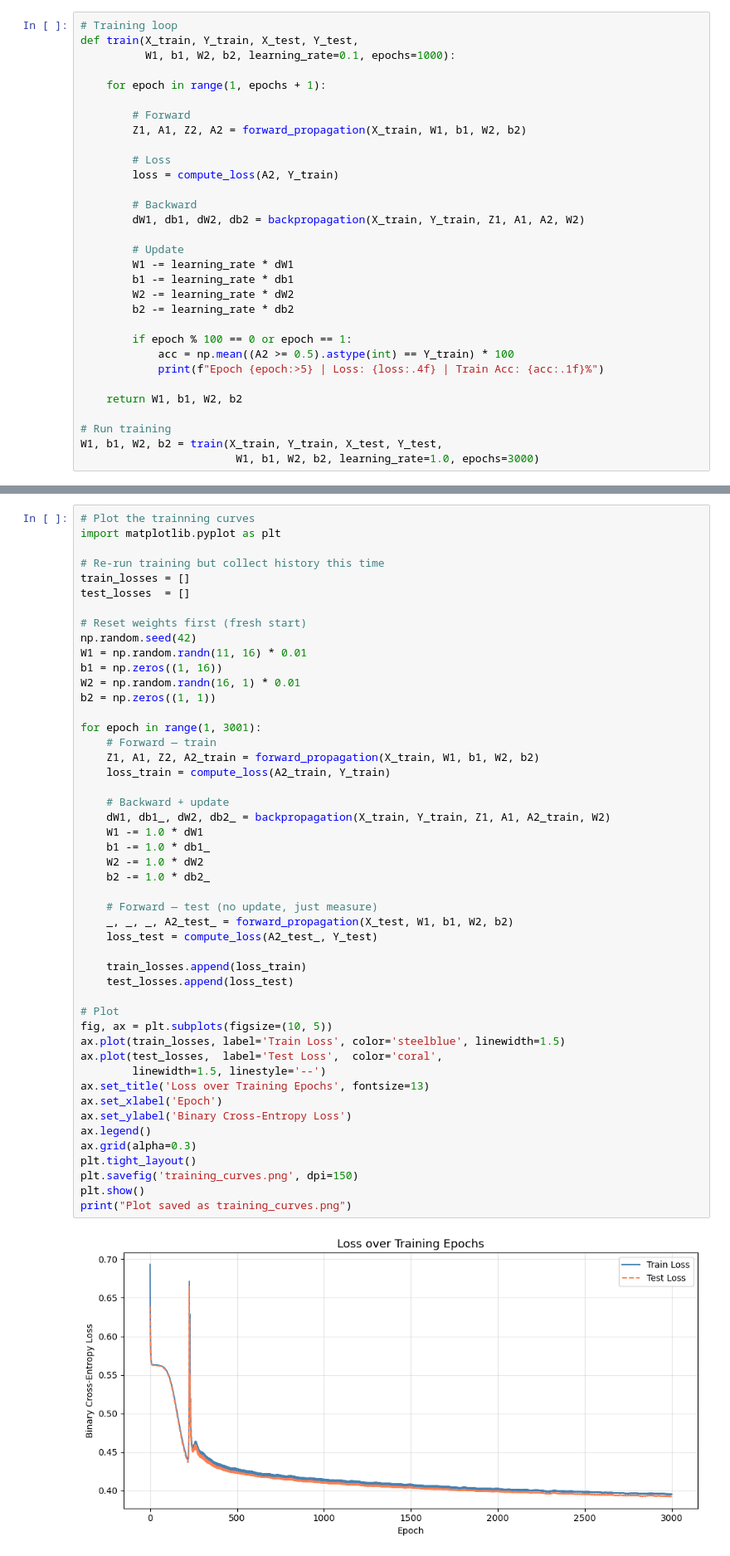
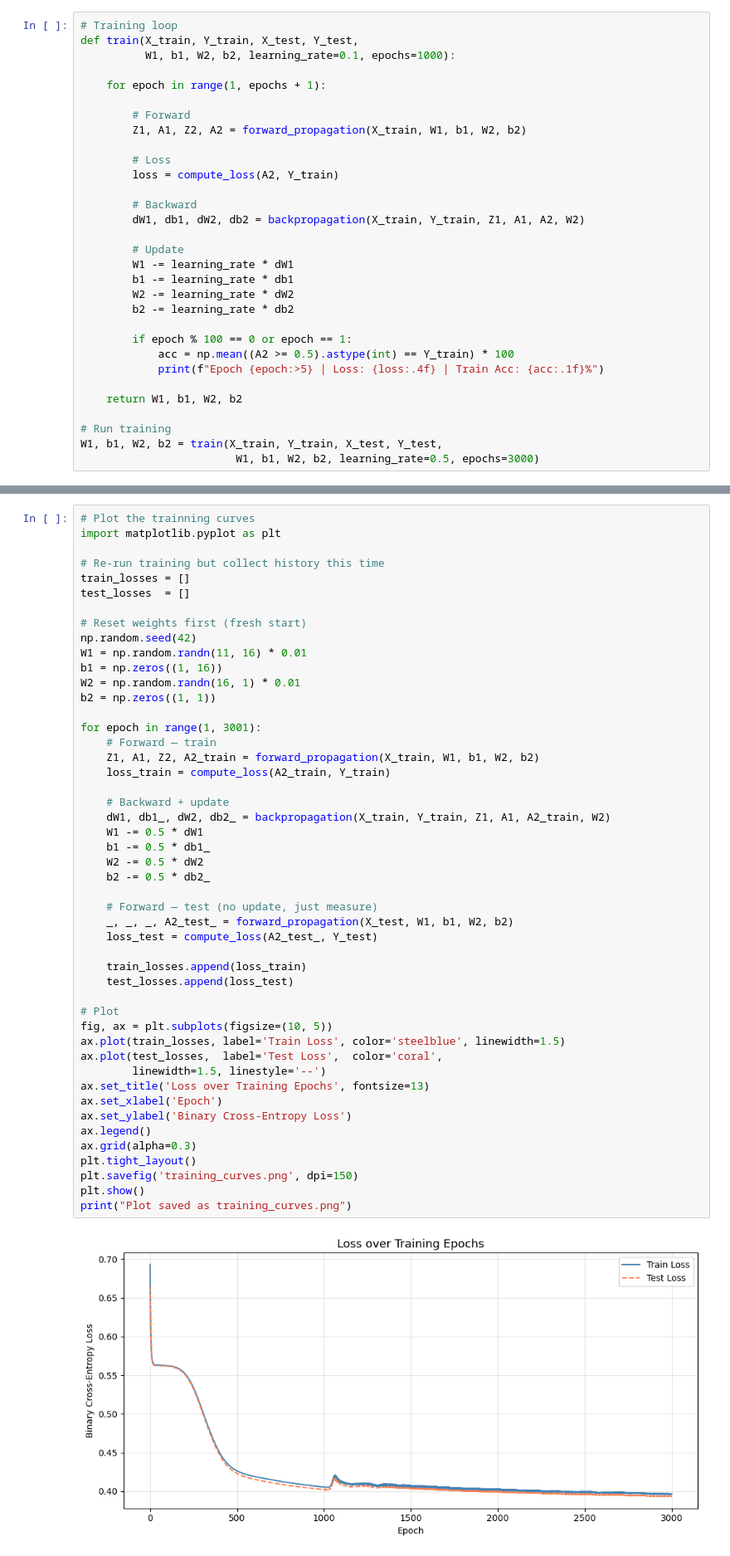
Before and after one commit to narjiss122/loan-default-prediction, a Jupyter notebook: GiveMeSomeCredit/Document2_NeuralNetwork.ipynb, the cells around one changed output, grey strips where cells are left out. Shown at 83% size. Cells and saved outputs as stored; diff of their text form.

Commit message:
Document2: lr=0.5 epochs=3000, threshold=0.4, recall=0.6419, F1=0.6407

```diff
--- a/GiveMeSomeCredit/Document2_NeuralNetwork.ipynb
+++ b/GiveMeSomeCredit/Document2_NeuralNetwork.ipynb
@@ -282,6 +282,6 @@ def train(X_train, Y_train, X_test, Y_test,
 
 # Run training
 W1, b1, W2, b2 = train(X_train, Y_train, X_test, Y_test,
-                        W1, b1, W2, b2, learning_rate=1.0, epochs=3000)
+                        W1, b1, W2, b2, learning_rate=0.5, epochs=3000)
 # %% [output]
 Epoch     1 | Loss: 0.6932 | Train Acc: 33.9%
@@ -488,38 +488,38 @@ b2 = np.zeros((1, 1))
 for epoch in range(1, 3001):
     # Forward — train
     Z1, A1, Z2, A2_train = forward_propagation(X_train, W1, b1, W2, b2)
     loss_train = compute_loss(A2_train, Y_train)
 
     # Backward + update
     dW1, db1_, dW2, db2_ = backpropagation(X_train, Y_train, Z1, A1, A2_train, W2)
-    W1 -= 1.0 * dW1
-    b1 -= 1.0 * db1_
-    W2 -= 1.0 * dW2
-    b2 -= 1.0 * db2_
+    W1 -= 0.5 * dW1
+    b1 -= 0.5 * db1_
+    W2 -= 0.5 * dW2
+    b2 -= 0.5 * db2_
 
     # Forward — test (no update, just measure)
     _, _, _, A2_test_ = forward_propagation(X_test, W1, b1, W2, b2)
     loss_test = compute_loss(A2_test_, Y_test)
 
     train_losses.append(loss_train)
     test_losses.append(loss_test)
 
 # Plot
 fig, ax = plt.subplots(figsize=(10, 5))
 ax.plot(train_losses, label='Train Loss', color='steelblue', linewidth=1.5)
 ax.plot(test_losses,  label='Test Loss',  color='coral',
         linewidth=1.5, linestyle='--')
 ax.set_title('Loss over Training Epochs', fontsize=13)
 ax.set_xlabel('Epoch')
 ax.set_ylabel('Binary Cross-Entropy Loss')
 ax.legend()
 ax.grid(alpha=0.3)
 plt.tight_layout()
 plt.savefig('training_curves.png', dpi=150)
 plt.show()
 print("Plot saved as training_curves.png")
 # %% [output]
-[figure, old version]
+[figure, new version]
 Plot saved as training_curves.png
 # %%
 # ── READING THE LOSS CURVE ───────────────────────────────────
```
Also changed, not shown: parts of 4 cells of this notebook.
